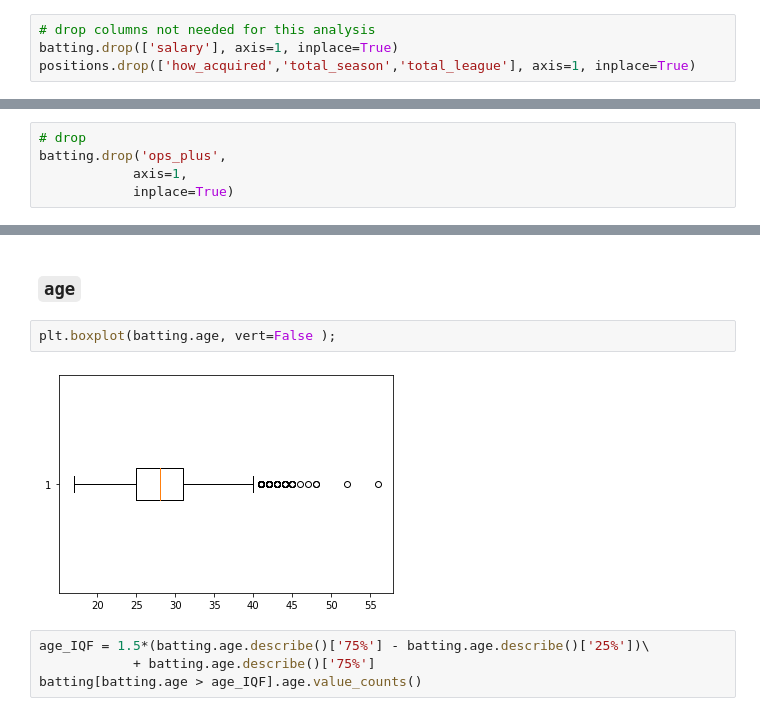
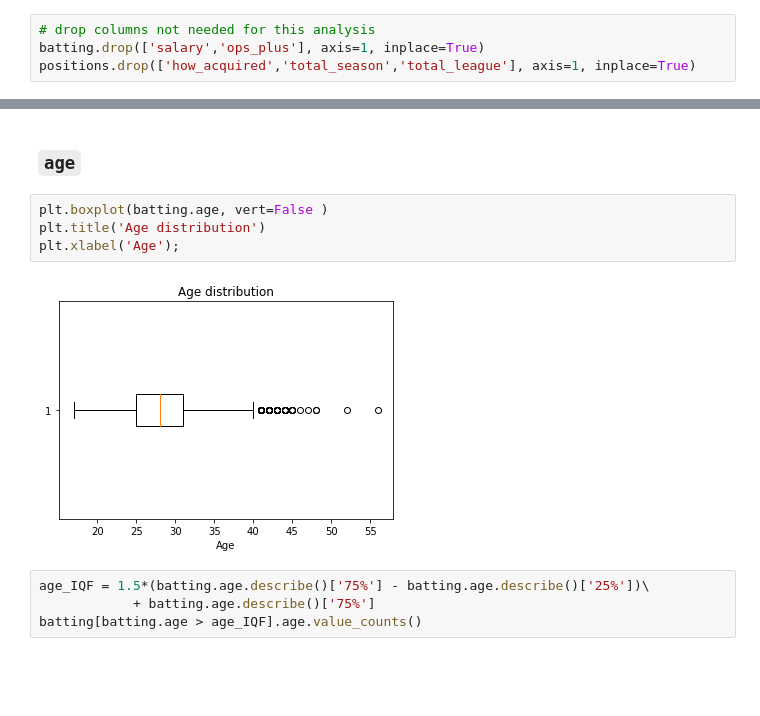
Before and after one commit to lawjackelen/forecasting-batting-performance, a Jupyter notebook: code/01_EDA.ipynb, the cells around one changed output, grey strips where cells are left out. Cells and saved outputs as stored; diff of their text form; blank space fills up the shorter version.

```diff
--- a/code/01_EDA.ipynb
+++ b/code/01_EDA.ipynb
@@ -27,7 +27,7 @@ schedules.rename(columns={'yearid': 'year_id',
                  inplace=True)
 # %%
 # drop columns not needed for this analysis
-batting.drop(['salary'], axis=1, inplace=True)
+batting.drop(['salary','ops_plus'], axis=1, inplace=True)
 positions.drop(['how_acquired','total_season','total_league'], axis=1, inplace=True)
 # %% [markdown]
 
@@ -296,5 +261,0 @@ Almost all null instances are for batters with 0 plate appearances. No other amo
-# %%
-# drop
-batting.drop('ops_plus',
-            axis=1,
-            inplace=True)
@@ -489,9 +423,11 @@ Keep this value. It will act as part of the index for the dataset along with yea
 # %% [markdown]
 ### `age`
 # %%
-plt.boxplot(batting.age, vert=False );
+plt.boxplot(batting.age, vert=False )
+plt.title('Age distribution')
+plt.xlabel('Age');
 # %% [output]
-[figure, old version]
+[figure, new version]
 # %%
 age_IQF = 1.5*(batting.age.describe()['75%'] - batting.age.describe()['25%'])\
             + batting.age.describe()['75%']
```
Also changed, not shown: parts of 113 cells of this notebook, 3 other files.
